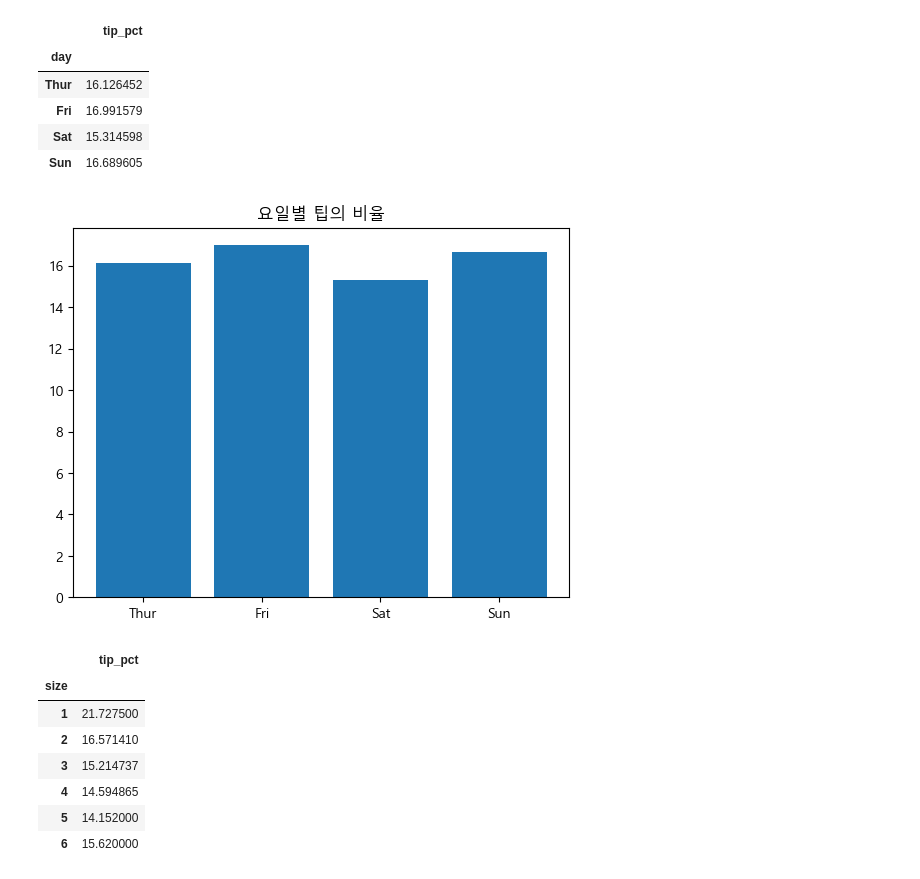
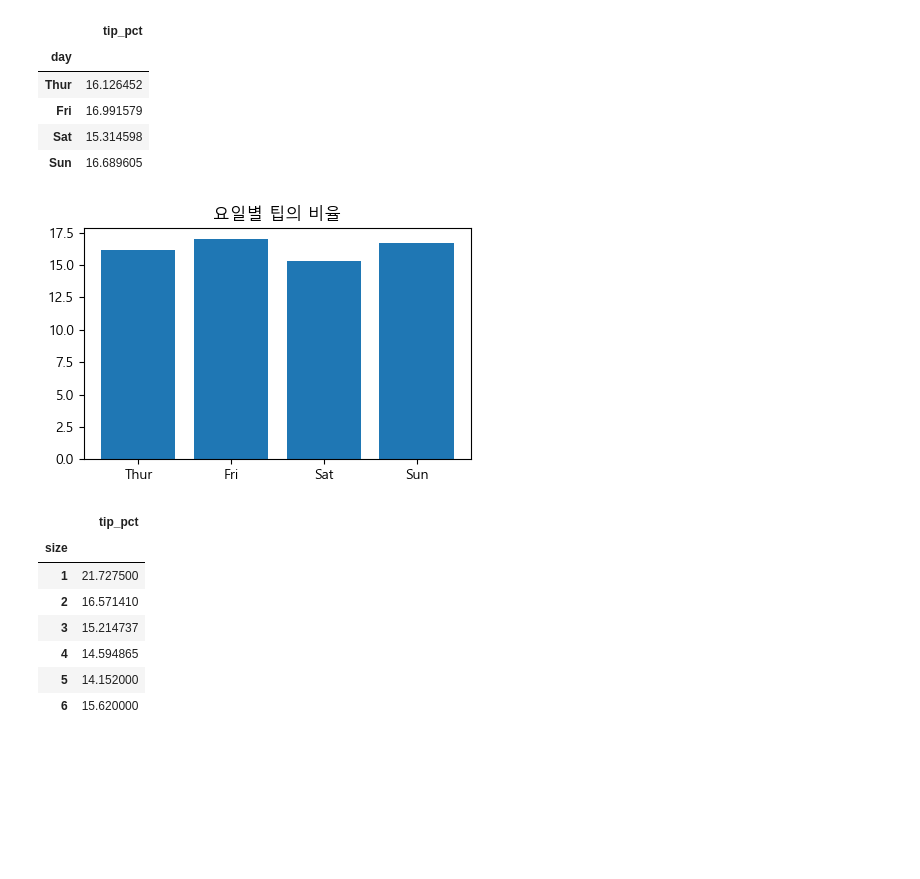
Before and after one commit to wowgang/DataAnalysis_Lecture-2023.04, a Jupyter notebook: 03.시각화/99.그리기.ipynb, the cells around one changed output. Saved outputs shown, nothing was run; the diff lists cells and outputs as text; code cells hidden in the pictures; blank space fills up the shorter version.

```diff
--- a/03.시각화/99.그리기.ipynb
+++ b/03.시각화/99.그리기.ipynb
@@ -34,10 +35,10 @@ tipp
 | Sat | 15.314598 |
 | Sun | 16.689605 |
 # %%
-df = pd.DataFrame(tipp , index=['Thur','Fri','Sat','Sun'], columns=['tip_pct'])
-plt.bar(df.index, df.tip_pct.values)
+plt.figure(figsize=(5,3))
+plt.bar(tipp.index, tipp.tip_pct)
 plt.title('요일별 팁의 비율')
 plt.show()
 # %% [output]
-[figure, old version]
+[figure, new version]
 # %%
```
Also changed, not shown: parts of 46 cells of this notebook, 7 other files.
